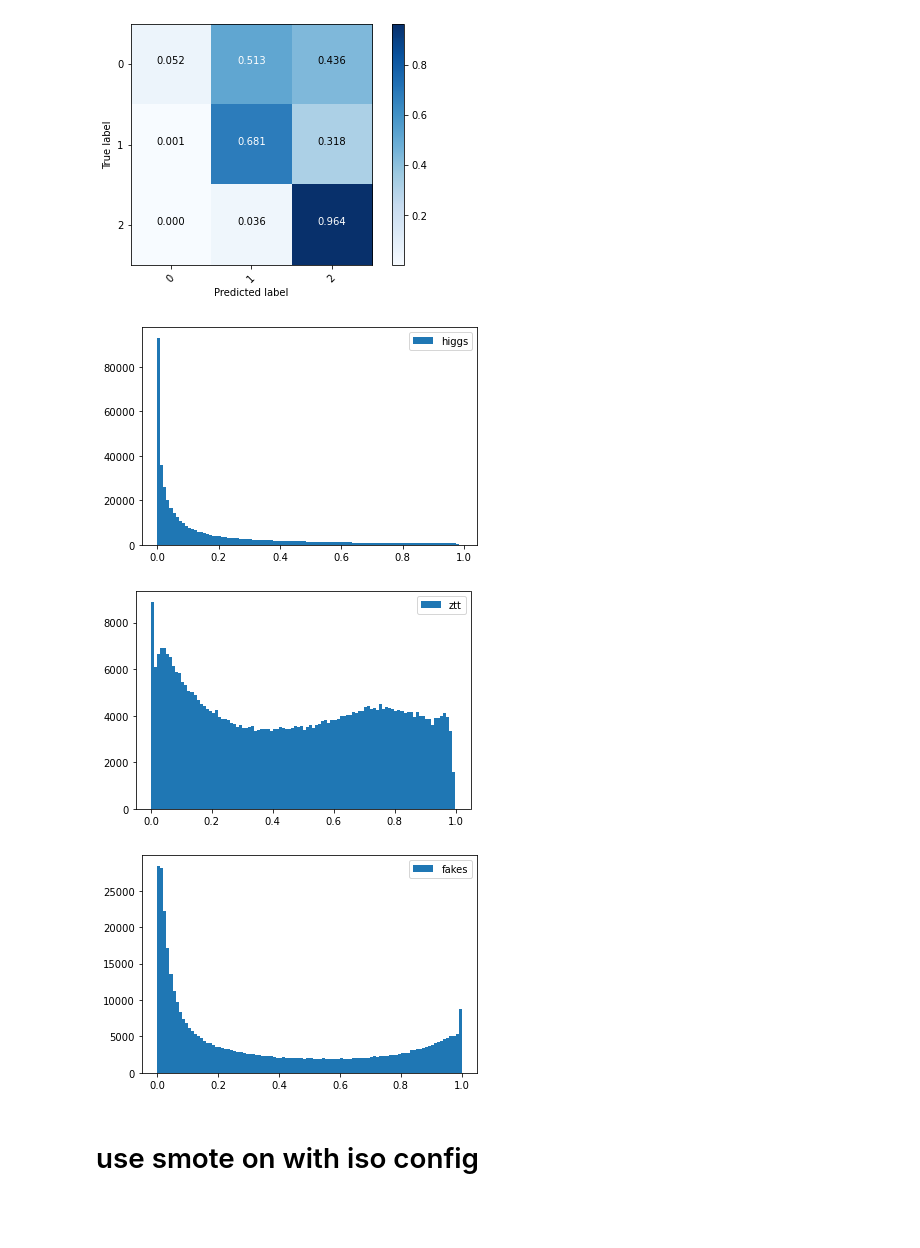
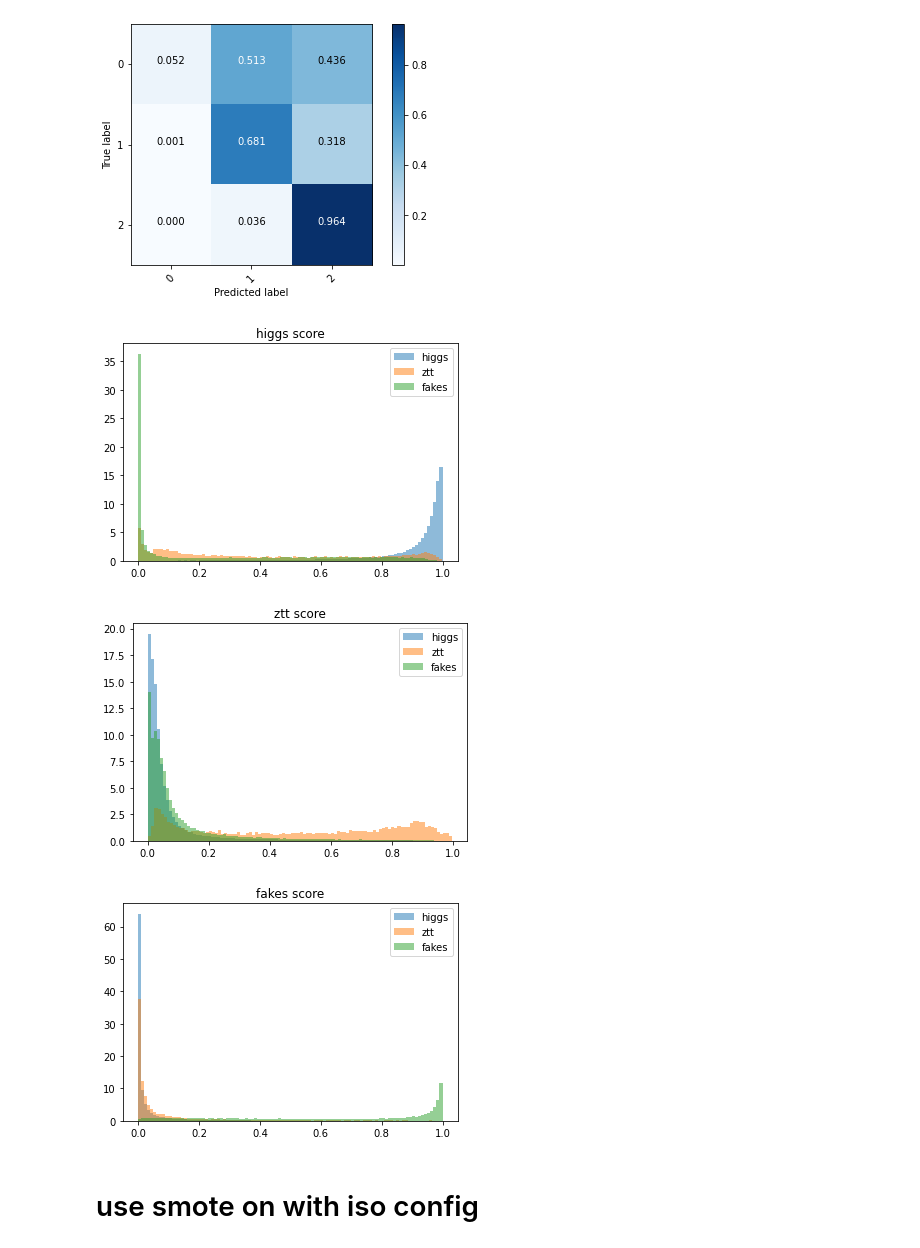
Before and after one commit to stanleyycheung/MSci-Project-HiggsTauTau, a Jupyter notebook: shared/signal_background_BDT_v2.ipynb, the cells around one changed output. Drawn from its saved outputs; the diff is of its cells as text; code cells hidden in the pictures; blank space fills up the shorter version.

```diff
--- a/shared/signal_background_BDT_v2.ipynb
+++ b/shared/signal_background_BDT_v2.ipynb
@@ -173,7 +173,7 @@ Index(['pt_1', 'pt_2', 'm_vis', 'svfit_mass', 'mjj', 'jpt_1', 'pt_tt', 'met',
        'n_jets', 'pt_vis'],
       dtype='object')
 # %%
-X = df_1.drop(['y', 'wt', 'w'], axis=1).to_numpy()
+X = df_1.drop(['y', 'wt', 'w', 'cn'], axis=1).to_numpy()
 y = df_1.y.astype(int)
 w = df_1.w
 X_train, X_test, y_train, y_test, w_train, w_test = train_test_split(X, y, w, test_size=0.3, random_state=1, stratify=df_1.y)
@@ -299,0 +292,20 @@ write_cm('base', cm_p, cm_e)
+# %%
+y_pred = xgb_clf.predict_proba(X_test)
+# %%
+labels=['higgs', 'ztt', 'fakes']
+plt.figure()
+for i in range(0, 3):
+    plt.hist(y_pred[:, 0][y_test==i], bins=100, label=labels[i], alpha=0.5, density=True)
+    plt.title(labels[0]+' score')
+plt.legend()
+plt.figure()
+for i in range(0, 3):
+    plt.hist(y_pred[:, 1][y_test==i], bins=100, label=labels[i], alpha=0.5, density=True)
+    plt.title(labels[1]+' score')
+plt.legend()
+plt.figure()
+for i in range(0, 3):
+    plt.hist(y_pred[:, 2][y_test==i], bins=100, label=labels[i], alpha=0.5, density=True)
+    plt.title(labels[2]+' score')
+plt.legend()
+plt.show()
@@ -484,20 +502,27 @@ Confusion matrix saved as /home/hep/shc3117/MSci-Project-HiggsTauTau/shared/sign
 # %%
 y_pred = xgb_clf_iso.predict_proba(X_test)
 # %%
+labels=['higgs', 'ztt', 'fakes']
 plt.figure()
-plt.hist(y_pred[:, 0], bins=100, label='higgs')
+for i in range(0, 3):
+    plt.hist(y_pred[:, 0][y_test==i], bins=100, label=labels[i], alpha=0.5, density=True)
+    plt.title(labels[0]+' score')
 plt.legend()
 plt.figure()
-plt.hist(y_pred[:, 1], bins=100, label='ztt')
+for i in range(0, 3):
+    plt.hist(y_pred[:, 1][y_test==i], bins=100, label=labels[i], alpha=0.5, density=True)
+    plt.title(labels[1]+' score')
 plt.legend()
 plt.figure()
-plt.hist(y_pred[:, 2], bins=100, label='fakes')
+for i in range(0, 3):
+    plt.hist(y_pred[:, 2][y_test==i], bins=100, label=labels[i], alpha=0.5, density=True)
+    plt.title(labels[2]+' score')
 plt.legend()
 plt.show()
 # %% [output]
-[figure, old version]
+[figure, new version]
-[figure, old version]
+[figure, new version]
-[figure, old version]
+[figure, new version]
 # %%
 write_cm('with_iso', cm_p, cm_e)
 # %% [markdown]
```
Also changed, not shown: parts of 15 cells of this notebook.
